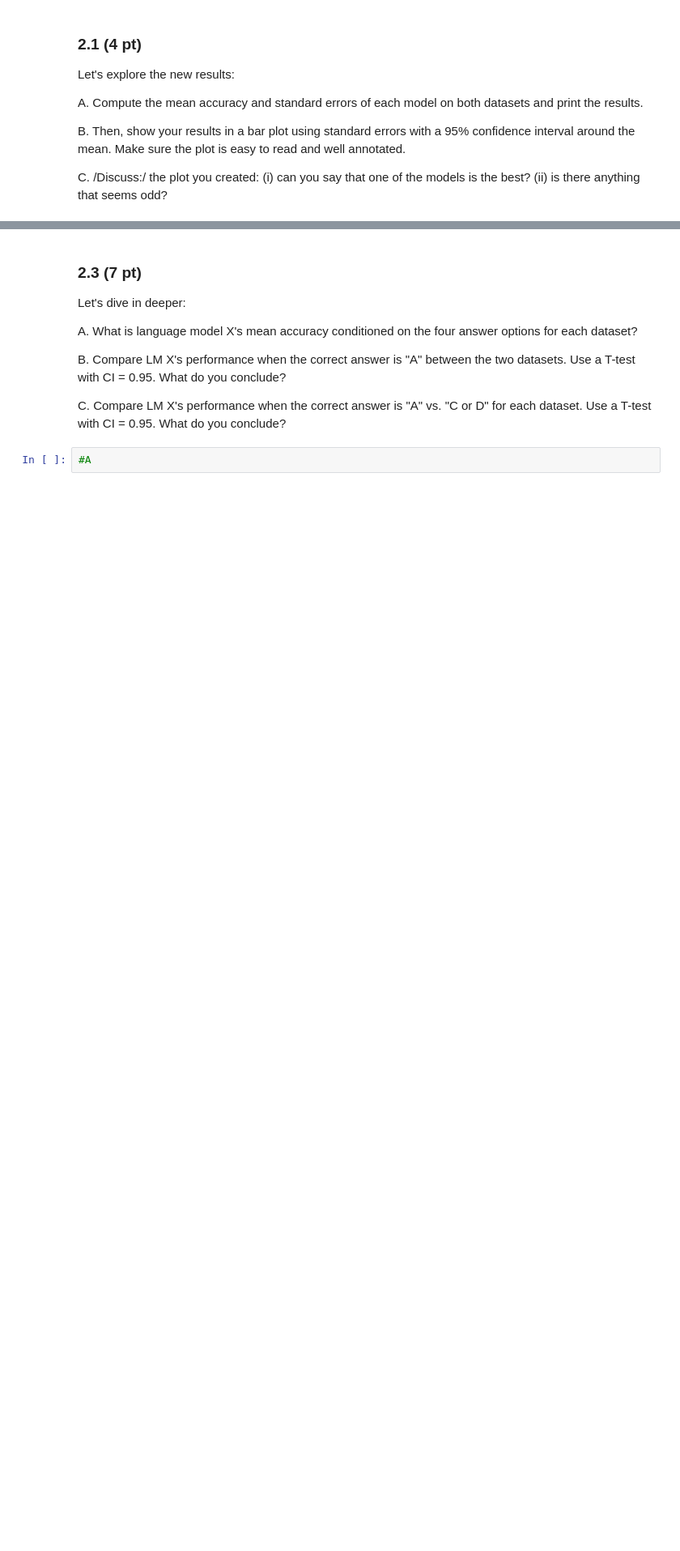
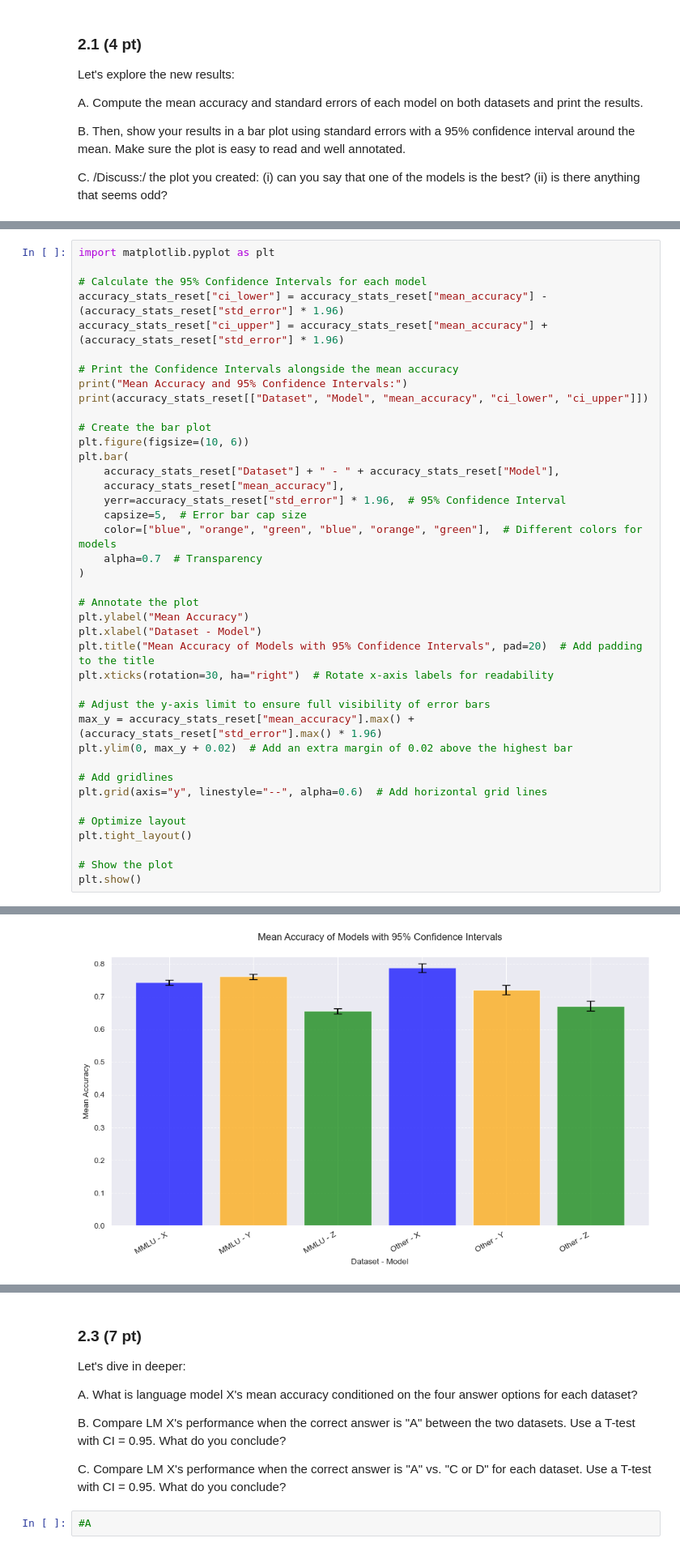
Before and after one commit to Jvviragine/data_analysis_um_course, a Jupyter notebook: data_clinics/clinic1/JV_Data_Clinic_1.ipynb, the cells around one changed output, grey strips where cells are left out. Shown at 81% size. Saved outputs shown, nothing was run; the diff lists cells and outputs as text; blank space fills up the shorter version.

```diff
--- a/data_clinics/clinic1/JV_Data_Clinic_1.ipynb
+++ b/data_clinics/clinic1/JV_Data_Clinic_1.ipynb
@@ -731,0 +813,41 @@ C. /Discuss:/ the plot you created: (i) can you say that one of the models is th
+# %%
+import matplotlib.pyplot as plt
+
+# Calculate the 95% Confidence Intervals for each model
+accuracy_stats_reset["ci_lower"] = accuracy_stats_reset["mean_accuracy"] - (accuracy_stats_reset["std_error"] * 1.96)
+accuracy_stats_reset["ci_upper"] = accuracy_stats_reset["mean_accuracy"] + (accuracy_stats_reset["std_error"] * 1.96)
+
+# Print the Confidence Intervals alongside the mean accuracy
+print("Mean Accuracy and 95% Confidence Intervals:")
+print(accuracy_stats_reset[["Dataset", "Model", "mean_accuracy", "ci_lower", "ci_upper"]])
+
+# Create the bar plot
+plt.figure(figsize=(10, 6))
+plt.bar(
+    accuracy_stats_reset["Dataset"] + " - " + accuracy_stats_reset["Model"],
+    accuracy_stats_reset["mean_accuracy"],
+    yerr=accuracy_stats_reset["std_error"] * 1.96,  # 95% Confidence Interval
+    capsize=5,  # Error bar cap size
+    color=["blue", "orange", "green", "blue", "orange", "green"],  # Different colors for models
+    alpha=0.7  # Transparency
+)
+
+# Annotate the plot
+plt.ylabel("Mean Accuracy")
+plt.xlabel("Dataset - Model")
+plt.title("Mean Accuracy of Models with 95% Confidence Intervals", pad=20)  # Add padding to the title
+plt.xticks(rotation=30, ha="right")  # Rotate x-axis labels for readability
+
+# Adjust the y-axis limit to ensure full visibility of error bars
+max_y = accuracy_stats_reset["mean_accuracy"].max() + (accuracy_stats_reset["std_error"].max() * 1.96)
+plt.ylim(0, max_y + 0.02)  # Add an extra margin of 0.02 above the highest bar
+
+# Add gridlines
+plt.grid(axis="y", linestyle="--", alpha=0.6)  # Add horizontal grid lines
+
+# Optimize layout
+plt.tight_layout()
+
+# Show the plot
+plt.show()
+# %% [output]
@@ -731,0 +862 @@ C. /Discuss:/ the plot you created: (i) can you say that one of the models is th
+[figure, added]
```
Also changed, not shown: parts of 11 cells of this notebook.
